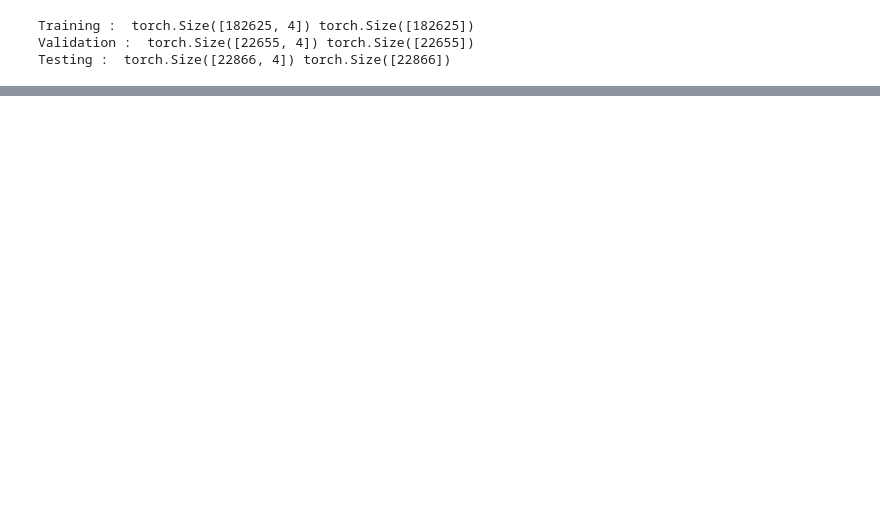
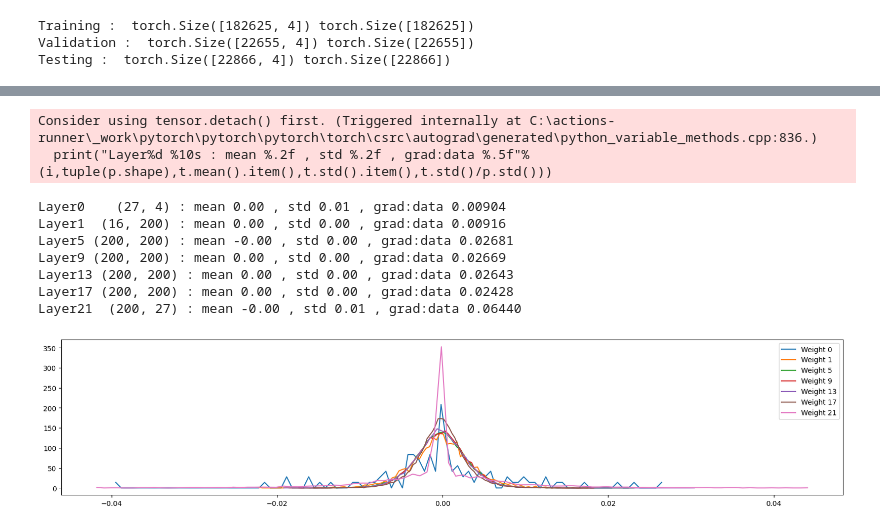
Before and after one commit to ItsRikan/Name-Generation, a Jupyter notebook: model3.ipynb, the cells around one changed output, grey strips where cells are left out. Drawn from its saved outputs; the diff is of its cells as text; code cells hidden in the pictures; blank space fills up the shorter version.

```diff
--- a/model3.ipynb
+++ b/model3.ipynb
@@ -174,0 +187,23 @@ Layer 8 (      Tanh): mean -0.01 , std 0.76 , saturated 14.23%
+# %%
+plt.figure(figsize=(20,4))
+legends=[]
+for i,p in enumerate(parameters):
+    if p.ndim==2:
+        t=p.grad
+        print("Layer%d %10s : mean %.2f , std %.2f , grad:data %.5f"%(i,tuple(p.shape),t.mean().item(),t.std().item(),t.std()/p.std()))
+        hy,hx=torch.histogram(t,density=True)
+        plt.plot(hx[:-1].detach(),hy.detach())
+        legends.append(f"Weight {i}")
+plt.legend(legends)
+plt.show()
+# %% [output]
+Consider using tensor.detach() first. (Triggered internally at C:\actions-runner\_work\pytorch\pytorch\pytorch\torch\csrc\autograd\generated\python_variable_methods.cpp:836.)
+  print("Layer%d %10s : mean %.2f , std %.2f , grad:data %.5f"%(i,tuple(p.shape),t.mean().item(),t.std().item(),t.std()/p.std()))
+Layer0    (27, 4) : mean 0.00 , std 0.01 , grad:data 0.00904
+Layer1  (16, 200) : mean 0.00 , std 0.00 , grad:data 0.00916
+Layer5 (200, 200) : mean -0.00 , std 0.00 , grad:data 0.02681
+Layer9 (200, 200) : mean 0.00 , std 0.00 , grad:data 0.02669
+Layer13 (200, 200) : mean 0.00 , std 0.00 , grad:data 0.02643
+Layer17 (200, 200) : mean 0.00 , std 0.00 , grad:data 0.02428
+Layer21  (200, 27) : mean -0.00 , std 0.01 , grad:data 0.06440
+[figure, added]
```
Also changed, not shown: parts of 9 cells of this notebook, 2 other files.
